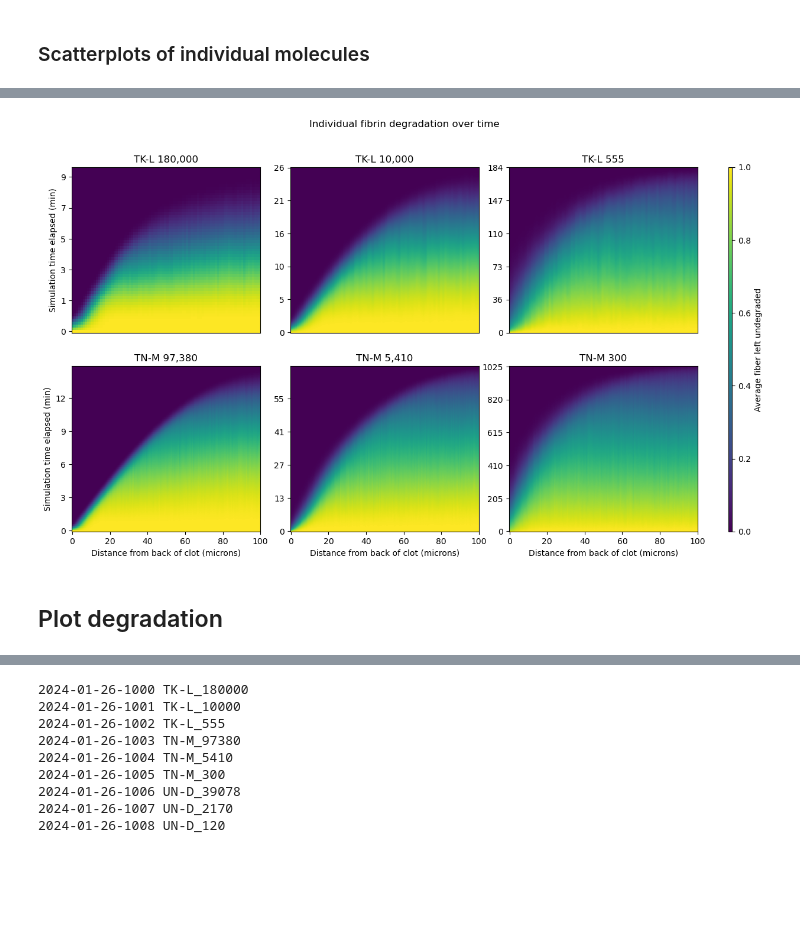
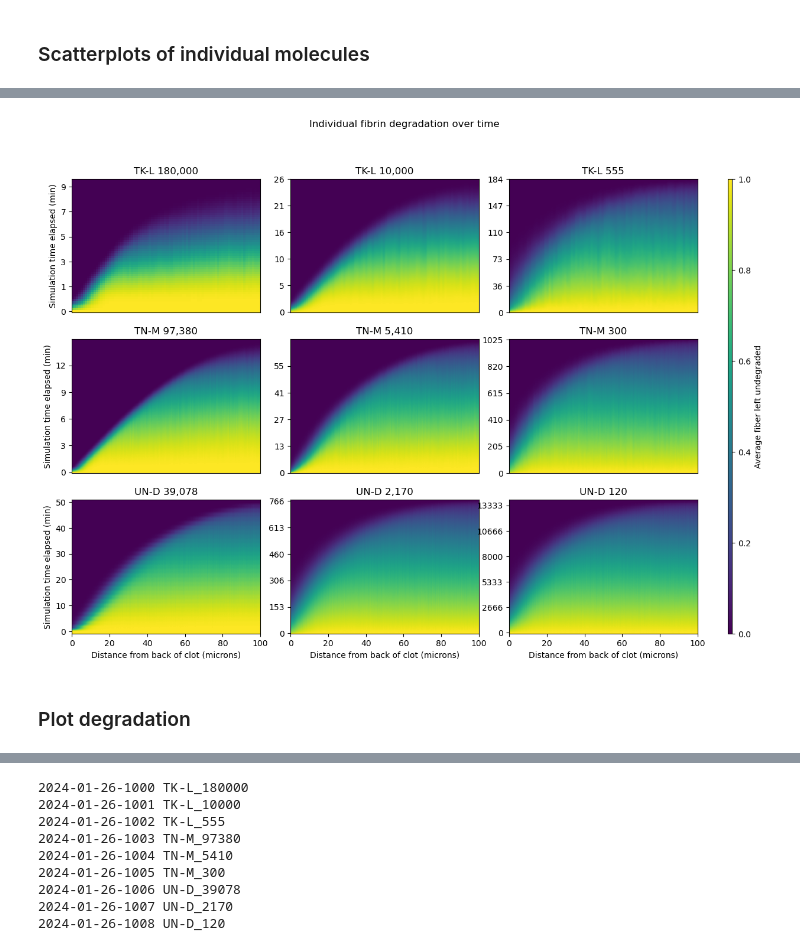
Before and after one commit to UCO-OpResearch/lysis, a Jupyter notebook: src/python/Jupyter Notebooks/2024-01-26-1000 - F-Macro Multi-Array-Process.ipynb, the cells around one changed output, grey strips where cells are left out. Drawn from its saved outputs; the diff is of its cells as text; code cells hidden in the pictures; blank space fills up the shorter version.

```diff
--- a/src/python/Jupyter Notebooks/2024-01-26-1000 - F-Macro Multi-Array-Process.ipynb
+++ b/src/python/Jupyter Notebooks/2024-01-26-1000 - F-Macro Multi-Array-Process.ipynb
@@ -185,5 +193,5 @@ cols_to_drop = [
 scenario_grid = [
     ["TK-L_180000", "TK-L_10000", "TK-L_555"],
     ["TN-M_97380", "TN-M_5410", "TN-M_300"],
-    # ["UN-D_39078", "UN-D_2170", "UN-D_120"],
+    ["UN-D_39078", "UN-D_2170", "UN-D_120"],
 ]
@@ -1861,6 +1848,8 @@ fig.legend(
     loc="lower center",
     ncols=3,
 )
-fig.savefig("tPA Diffusion vs Pore Size (time).png", bbox_inches="tight")
+e = lysis.util.Experiment(data_root, experiment_code=runs[0]["exp_code"])
+e.read_file()
+fig.savefig(os.path.join(e.os_path, "tPA Diffusion vs Pore Size (time).png"), bbox_inches="tight")
 pass
 # %% [markdown]
@@ -2045,6 +2036,8 @@ fig.legend(
     loc="lower center",
     ncols=2,
 )
-fig.savefig("tPA Diffusion in Pore Lengths (deg).png", bbox_inches="tight")
+e = lysis.util.Experiment(data_root, experiment_code=runs[0]["exp_code"])
+e.read_file()
+fig.savefig(os.path.join(e.os_path, "tPA Diffusion in Pore Lengths (deg).png"), bbox_inches="tight")
 pass
 # %% [markdown]
@@ -2162,7 +2155,9 @@ fig.legend(
     loc="lower center",
     ncols=4,
 )
-fig.savefig("tPA Diffusion by type vs Pore Size (deg).png", bbox_inches="tight")
+e = lysis.util.Experiment(data_root, experiment_code=runs[0]["exp_code"])
+e.read_file()
+fig.savefig(os.path.join(e.os_path, "tPA Diffusion by type vs Pore Size (deg).png"), bbox_inches="tight")
 pass
 # %% [markdown]
 ### Scatterplots of individual molecules
@@ -2253,6 +2302,6 @@ for i, run in enumerate(runs):
 # %%
-fig = plt.figure(figsize=(15, 8))
-gs = mpl.gridspec.GridSpec(nrows=2, ncols=4, width_ratios=[3, 3, 3, 0.5])
+fig = plt.figure(figsize=(15, 10))
+gs = mpl.gridspec.GridSpec(nrows=3, ncols=4, width_ratios=[3, 3, 3, 0.5])
 axs = np.array(
     [[fig.add_subplot(gs[i, j]) for j in range(len(scenario_grid[i]))] for i in range(len(scenario_grid))]
 )
@@ -2268,37 +2317,39 @@ for i, row in enumerate(scenario_grid):
         axs[i, 0].set_ylabel("Simulation time elapsed (min)")
         axs[i, j].set_yticks(
             np.arange(0, len(time[scenario]), len(time[scenario]) // 5),
             [int(t / 60) for t in time[scenario][:: len(time[scenario]) // 5]],
         )
         axs[-1, j].set_xticks(
             np.arange(0, len(degradation_distance[scenario]) + 1, len(degradation_distance[scenario]) / 5),
             range(0, 101, 20),
         )
         axs[-1, j].set_xlabel("Distance from back of clot (microns)")
 
 fig.suptitle("Individual fibrin degradation over time")
 
 ax = fig.add_subplot(gs[:, -1])
 ax.axis("off")
 vmin, vmax, vcenter = 0, 1, 0.5
 norm = mpl.colors.TwoSlopeNorm(vmin=vmin, vcenter=vcenter, vmax=vmax)
 # create a normalized colorbar
 cmap = "viridis"
 cbar = plt.cm.ScalarMappable(norm=norm, cmap=cmap)
 cb = fig.colorbar(
     cbar,
     ax=ax,
     location="left",
     aspect=100,
     label="Average fiber left undegraded",
 )  # , pad=-0.5)  # , shrink=0.5)  # )
 cb.ax.yaxis.set_ticks_position("right")
 cb.ax.yaxis.set_label_position("right")
-fig.savefig(f"fiber degradation heat maps.png", bbox_inches="tight")
+e = lysis.util.Experiment(data_root, experiment_code=runs[0]["exp_code"])
+e.read_file()
+fig.savefig(os.path.join(e.os_path, f"fiber degradation heat maps.png"), bbox_inches="tight")
 # %% [output]
-[figure, old version]
+[figure, new version]
 # %% [markdown]
-## Plot degradation
+### Plot degradation
 # %%
 f_deg_amount = {}
 degradation_amount = {}
```
Also changed, not shown: parts of 43 cells of this notebook, 17 other files.
